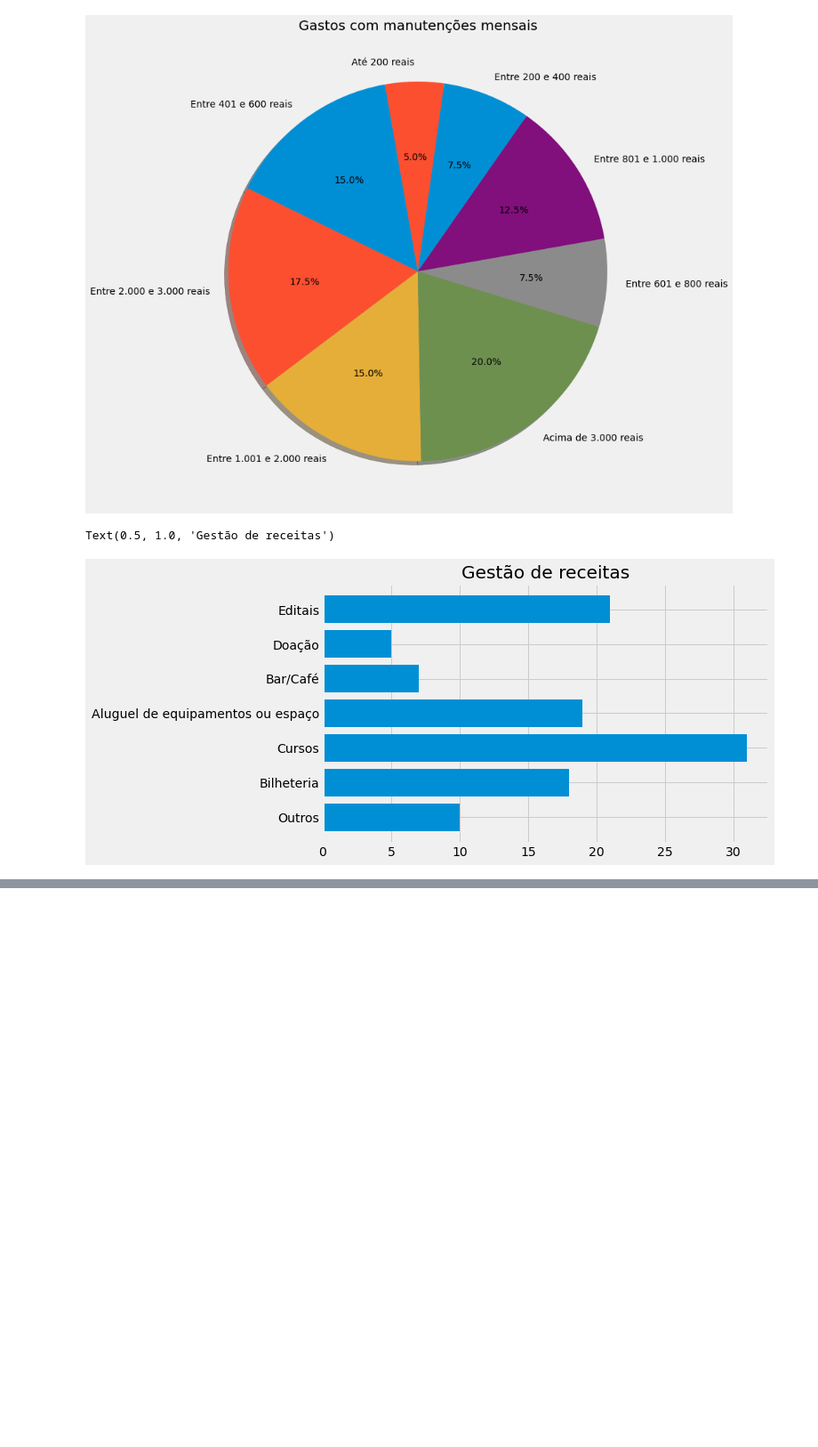
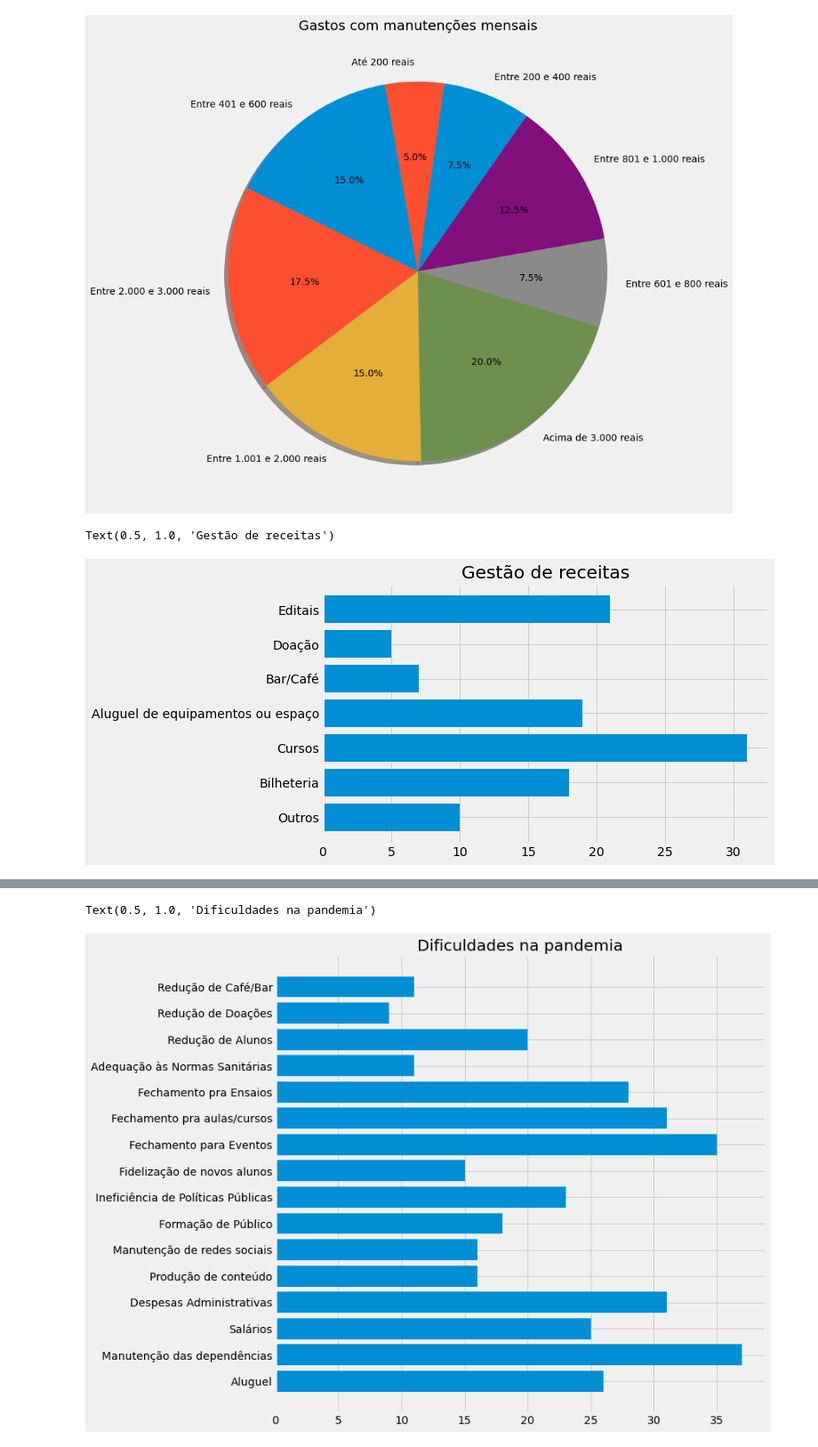
Before and after one commit to pauloestrella1994/analise_de_dados_enquete_cultural_curitiba, a Jupyter notebook: Analise_dados_culturais_notebook.ipynb, the cells around one changed output, grey strips where cells are left out. Shown at 89% size. Saved outputs shown, nothing was run; the diff lists cells and outputs as text; code cells hidden in the pictures; blank space fills up the shorter version.

```diff
--- a/Analise_dados_culturais_notebook.ipynb
+++ b/Analise_dados_culturais_notebook.ipynb
@@ -134,0 +210,55 @@ Text(0.5, 1.0, 'Gestão de receitas')
+# %%
+#Dificuldades na pandemia
+dados_depois_pandemia = dados_relativos['Quais as maiores dificuldades enfrentadas pelo seu espaço com a pandemia?']
+
+df_list_pandemia = [i for i in dados_depois_pandemia]
+df_pandemia = ','.join(df_list_pandemia)
+
+aluguel_pan = df_pandemia.count('aluguel do espaço')
+manutencao_pan = df_pandemia.count('manutenção do espaço físico')
+salario_pan = df_pandemia.count('salário dos funcionários')
+despesas_adm_pan = df_pandemia.count('despesas administrativas')
+conteudo_virtual_pan = df_pandemia.count('Produção de conteúdo virtual')
+redes_sociais_pan = df_pandemia.count('Alimentação de redes sociais')
+formacao_publico_pan = df_pandemia.count('Formação de público')
+politicas_publicas_pan = df_pandemia.count('Insuficiência de políticas públicas')
+fidelizacao_pan = df_pandemia.count('Fidelização de novos alunos')
+eventos_pan = df_pandemia.count('realização de eventos')
+aulas_cursos_pan = df_pandemia.count('aulas e cursos')
+ensaios_pan = df_pandemia.count('realização de ensaios')
+normas_pan = df_pandemia.count('normas sanitárias')
+reducao_alunos_pan = df_pandemia.count('Redução de alunos')
+reducao_doacao_pan = df_pandemia.count('financeira de doações')
+reducao_cafe_bar_pan = df_pandemia.count('financeira do café/bar')
+
+
+dados_pandemia = {
+    'Aluguel': aluguel_pan,
+    'Manutenção das dependências': manutencao_pan,
+    'Salários': salario_pan,
+    'Despesas Administrativas': despesas_adm_pan,
+    'Produção de conteúdo': conteudo_virtual_pan,
+    'Manutenção de redes sociais': redes_sociais_pan,
+    'Formação de Público': formacao_publico_pan,
+    'Ineficiência de Políticas Públicas': politicas_publicas_pan,
+    'Fidelização de novos alunos': fidelizacao_pan,
+    'Fechamento para Eventos': eventos_pan,
+    'Fechamento pra aulas/cursos': aulas_cursos_pan,
+    'Fechamento pra Ensaios': ensaios_pan,
+    'Adequação às Normas Sanitárias': normas_pan,
+    'Redução de Alunos': reducao_alunos_pan,
+    'Redução de Doações': reducao_doacao_pan,
+    'Redução de Café/Bar': reducao_cafe_bar_pan
+}
+
+group_data_dificuldades_pan = list(dados_pandemia.values())
+group_names_dificuldades_pan = list(dados_pandemia.keys())
+
+fig, ax = plt.subplots()
+ax.barh(group_names_dificuldades_pan, group_data_dificuldades_pan)
+plt.style.use('fivethirtyeight')
+plt.rcParams["figure.figsize"] = (10,10)
+plt.title('Dificuldades na pandemia')
+# %% [output]
+Text(0.5, 1.0, 'Dificuldades na pandemia')
+[figure, added]
```
Also changed, not shown: parts of 3 cells of this notebook, 1 other file.
